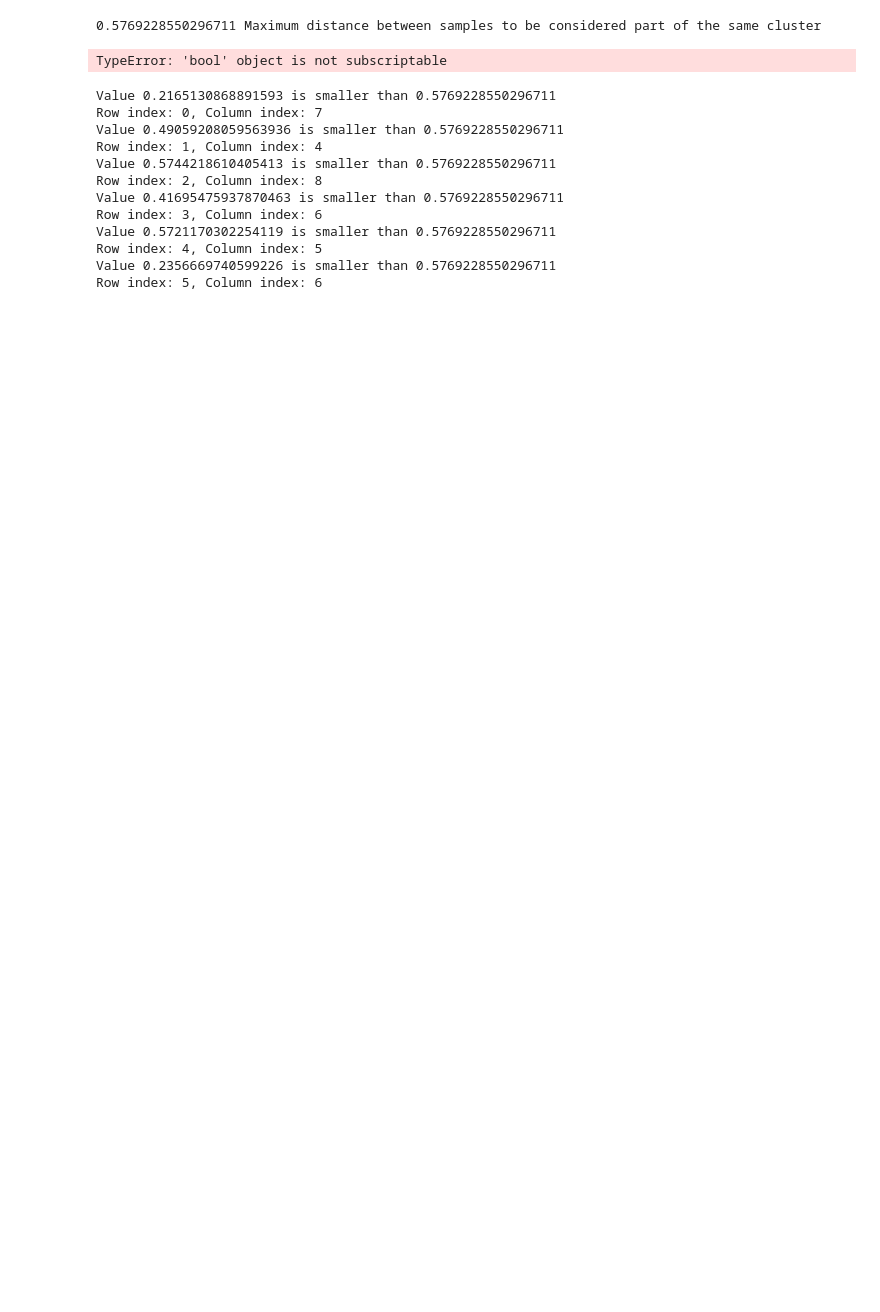
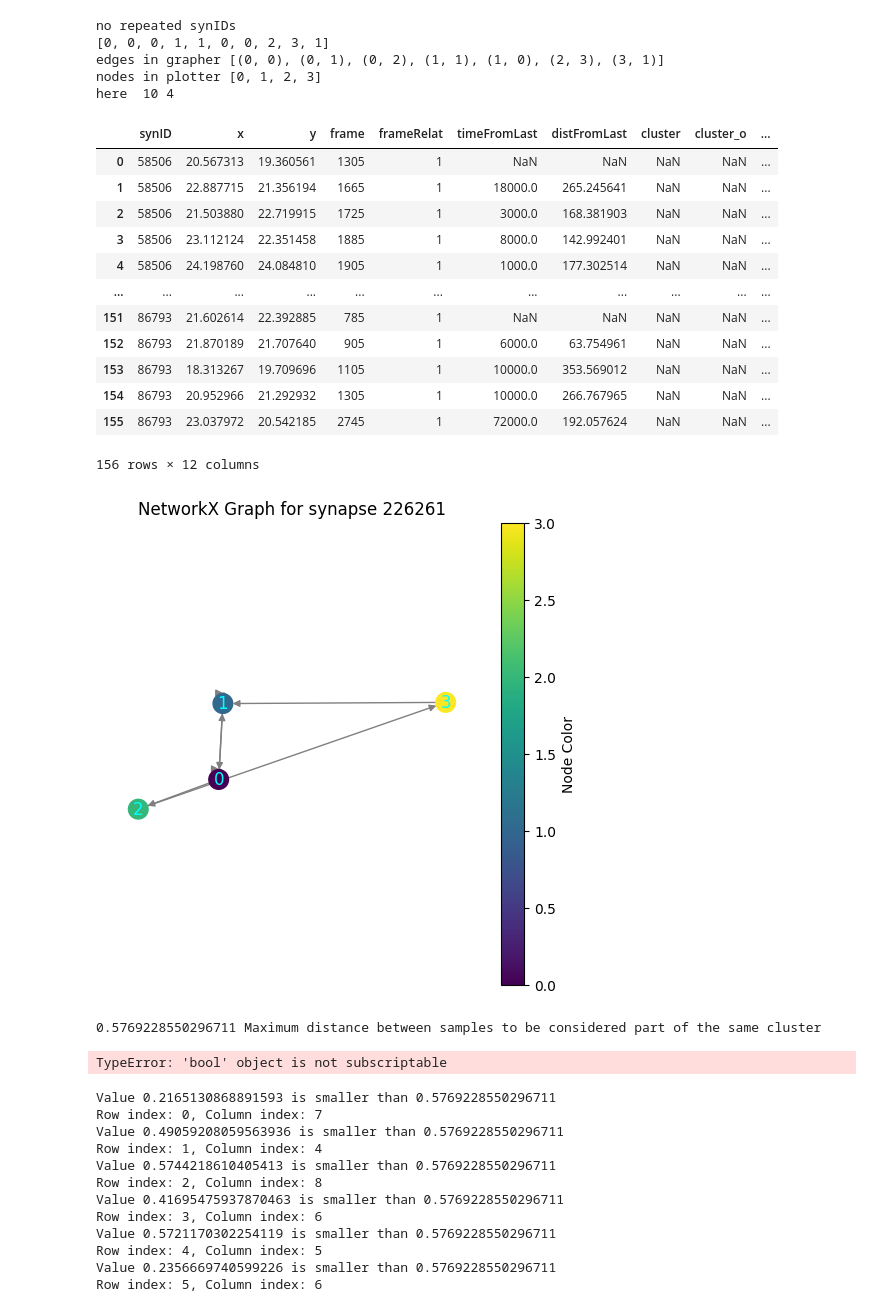
Before and after one commit to gmalagonv/synaptic_computation, a Jupyter notebook: functions_scripts/analysis_0.1.ipynb, the cells around one changed output. Saved outputs shown, nothing was run; the diff lists cells and outputs as text; code cells hidden in the pictures; blank space fills up the shorter version.

Commit message:
grapher modified to deal with fused clusters

```diff
--- a/functions_scripts/analysis_0.1.ipynb
+++ b/functions_scripts/analysis_0.1.ipynb
@@ -30,17 +80,40 @@ no repeated synIDs
 # %%
 fuse_clusters_flag = True
+fusedClustersFlag = fuse_clusters_flag
+singleSynFlag = False
 
-df = total(
+total(
         csv_file_path,
         evtype,
         singleSynFlag,
+        clusteringFlag,
+        fuse_clusters_flag,
         grapherFlag,
-        clusteringFlag,
+        fusedClustersFlag,
         clusteringAlgorithmFlag,
-        fuse_clusters_flag,
         plotFlag
 
           )
+# %% [output]
+no repeated synIDs
+[0, 0, 0, 1, 1, 0, 0, 2, 3, 1]
+edges in grapher [(0, 0), (0, 1), (0, 2), (1, 1), (1, 0), (2, 3), (3, 1)]
+nodes in plotter [0, 1, 2, 3]
+here  10 4
+|  | synID | x | y | frame | frameRelat | timeFromLast | distFromLast | cluster | cluster_o | ... |
+| 0 | 58506 | 20.567313 | 19.360561 | 1305 | 1 | NaN | NaN | NaN | NaN | ... |
+| 1 | 58506 | 22.887715 | 21.356194 | 1665 | 1 | 18000.0 | 265.245641 | NaN | NaN | ... |
+| 2 | 58506 | 21.503880 | 22.719915 | 1725 | 1 | 3000.0 | 168.381903 | NaN | NaN | ... |
+| 3 | 58506 | 23.112124 | 22.351458 | 1885 | 1 | 8000.0 | 142.992401 | NaN | NaN | ... |
+| 4 | 58506 | 24.198760 | 24.084810 | 1905 | 1 | 1000.0 | 177.302514 | NaN | NaN | ... |
+| ... | ... | ... | ... | ... | ... | ... | ... | ... | ... | ... |
+| 151 | 86793 | 21.602614 | 22.392885 | 785 | 1 | NaN | NaN | NaN | NaN | ... |
+| 152 | 86793 | 21.870189 | 21.707640 | 905 | 1 | 6000.0 | 63.754961 | NaN | NaN | ... |
+| 153 | 86793 | 18.313267 | 19.709696 | 1105 | 1 | 10000.0 | 353.569012 | NaN | NaN | ... |
+| 154 | 86793 | 20.952966 | 21.292932 | 1305 | 1 | 10000.0 | 266.767965 | NaN | NaN | ... |
+| 155 | 86793 | 23.037972 | 20.542185 | 2745 | 1 | 72000.0 | 192.057624 | NaN | NaN | ... |
+156 rows × 12 columns
+[figure, added]
 # %%
 #fuse_clusters(df)
 # %%
```
Also changed, not shown: parts of 4 cells of this notebook, 1 other file.
